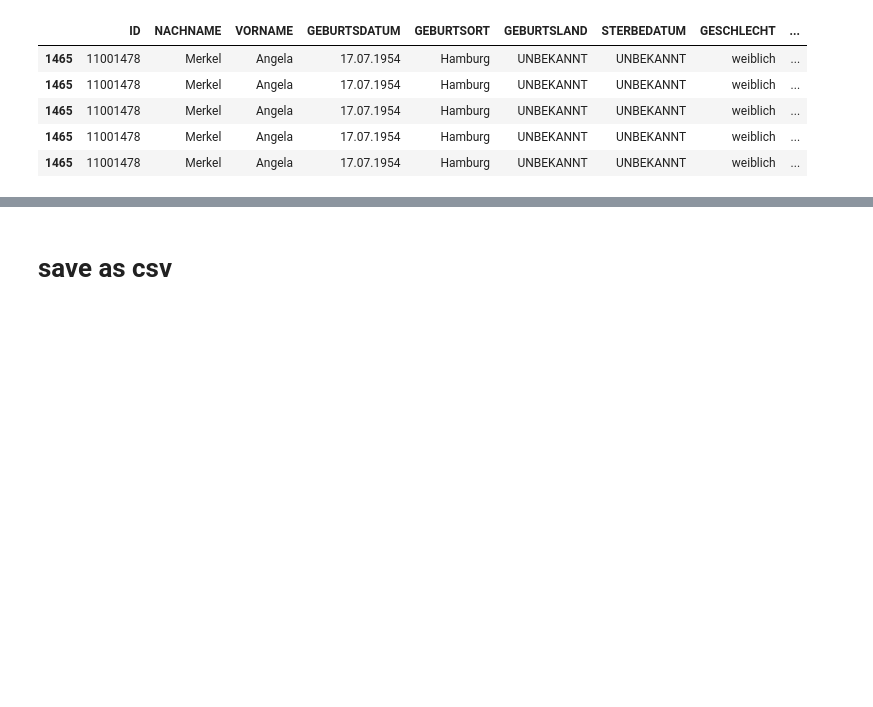
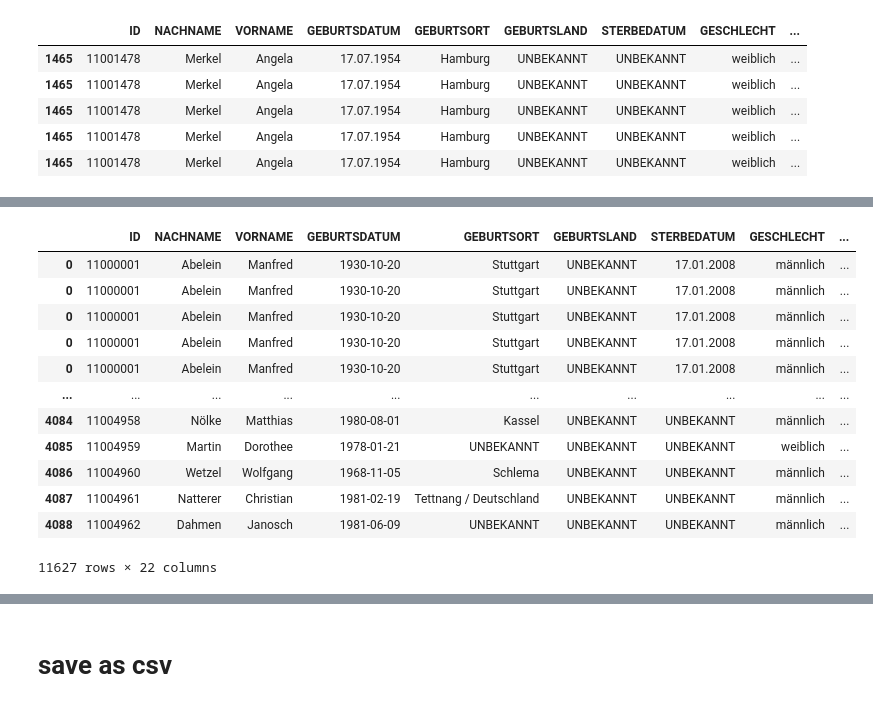
Before and after one commit to mrs-curi0sity/bundestag-mining, a Jupyter notebook: Parse_Stammdaten.ipynb, the cells around one changed output, grey strips where cells are left out. Cells and saved outputs as stored; diff of their text form; code cells hidden in the pictures; blank space fills up the shorter version.

```diff
--- a/Parse_Stammdaten.ipynb
+++ b/Parse_Stammdaten.ipynb
@@ -528,0 +631,19 @@ df_mdb_wp[df_mdb_wp.NACHNAME == 'Merkel'].head()
+# %%
+df_mdb_wp['START_AGE_IN_YEARS'] = df_mdb_wp['START_DATE'] - df_mdb_wp['GEBURTSDATUM']
+df_mdb_wp['START_AGE_IN_YEARS'] = df_mdb_wp['START_AGE_IN_YEARS']/np.timedelta64(1,'Y')
+
+df_mdb_wp
+# %% [output]
+|  | ID | NACHNAME | VORNAME | GEBURTSDATUM | GEBURTSORT | GEBURTSLAND | STERBEDATUM | GESCHLECHT | ... |
+| 0 | 11000001 | Abelein | Manfred | 1930-10-20 | Stuttgart | UNBEKANNT | 17.01.2008 | männlich | ... |
+| 0 | 11000001 | Abelein | Manfred | 1930-10-20 | Stuttgart | UNBEKANNT | 17.01.2008 | männlich | ... |
+| 0 | 11000001 | Abelein | Manfred | 1930-10-20 | Stuttgart | UNBEKANNT | 17.01.2008 | männlich | ... |
+| 0 | 11000001 | Abelein | Manfred | 1930-10-20 | Stuttgart | UNBEKANNT | 17.01.2008 | männlich | ... |
+| 0 | 11000001 | Abelein | Manfred | 1930-10-20 | Stuttgart | UNBEKANNT | 17.01.2008 | männlich | ... |
+| ... | ... | ... | ... | ... | ... | ... | ... | ... | ... |
+| 4084 | 11004958 | Nölke | Matthias | 1980-08-01 | Kassel | UNBEKANNT | UNBEKANNT | männlich | ... |
+| 4085 | 11004959 | Martin | Dorothee | 1978-01-21 | UNBEKANNT | UNBEKANNT | UNBEKANNT | weiblich | ... |
+| 4086 | 11004960 | Wetzel | Wolfgang | 1968-11-05 | Schlema | UNBEKANNT | UNBEKANNT | männlich | ... |
+| 4087 | 11004961 | Natterer | Christian | 1981-02-19 | Tettnang / Deutschland | UNBEKANNT | UNBEKANNT | männlich | ... |
+| 4088 | 11004962 | Dahmen | Janosch | 1981-06-09 | UNBEKANNT | UNBEKANNT | UNBEKANNT | männlich | ... |
+11627 rows × 22 columns
```
Also changed, not shown: parts of 43 cells of this notebook, 1 other file.
